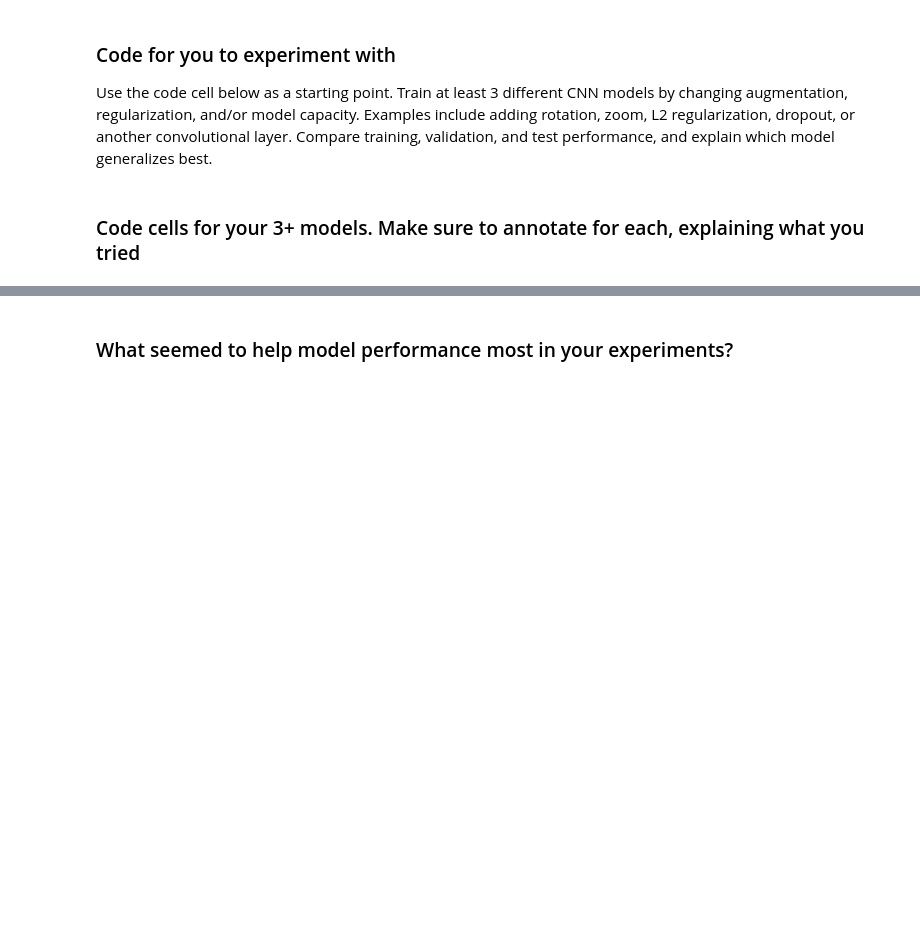
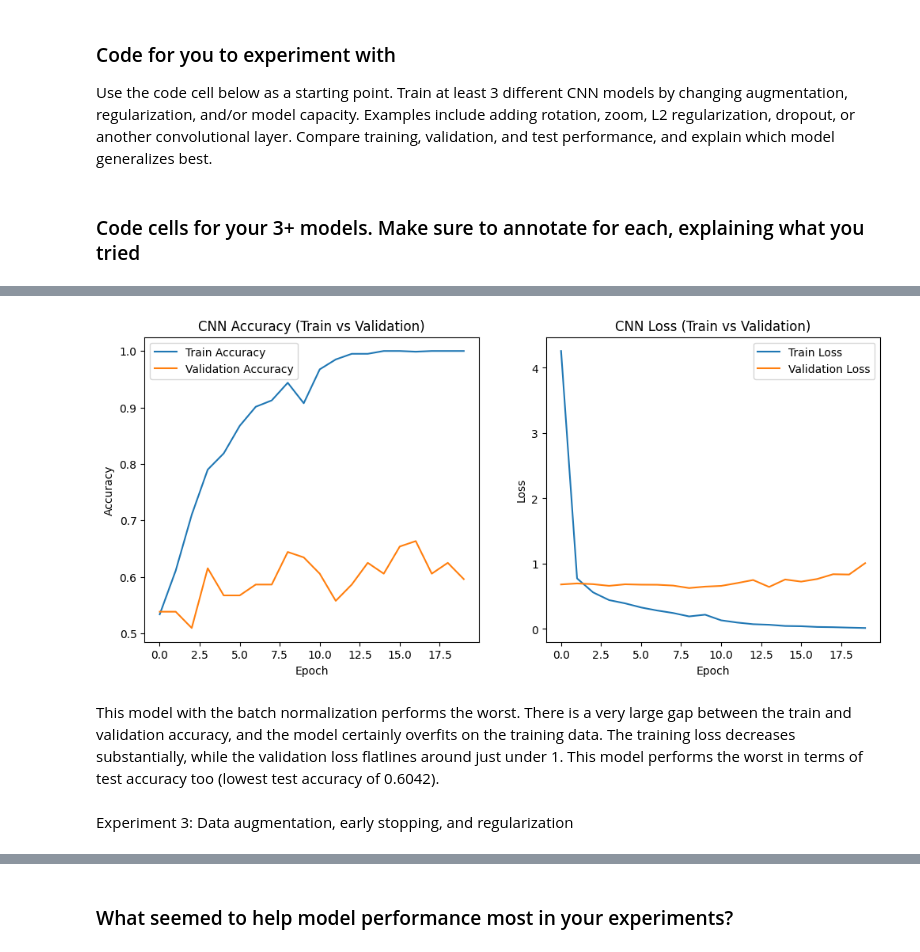
Before and after one commit to donya-beh/GSB-545, a Jupyter notebook: In Class Assignments/Inclass_05_21.ipynb, the cells around one changed output, grey strips where cells are left out. Drawn from its saved outputs; the diff is of its cells as text; code cells hidden in the pictures; blank space fills up the shorter version.

```diff
--- a/In Class Assignments/Inclass_05_21.ipynb
+++ b/In Class Assignments/Inclass_05_21.ipynb
@@ -562 +868,30 @@ plt.show()
+# %%
+# visualizing train vs validation accuracy for CNN model
+plt.figure(figsize=(12,5))
+plt.subplot(1, 2, 1)
+plt.plot(cnn_aug_history.history["accuracy"], label="Train Accuracy")
+plt.plot(cnn_aug_history.history["val_accuracy"], label="Validation Accuracy")
+
+plt.xlabel("Epoch")
+plt.ylabel("Accuracy")
+plt.title("CNN Accuracy (Train vs Validation)")
+plt.legend()
+
+# plot train vs validation loss for CNN model
+plt.subplot(1, 2, 2)
+plt.plot(cnn_aug_history.history["loss"], label="Train Loss")
+plt.plot(cnn_aug_history.history["val_loss"], label="Validation Loss")
+
+plt.xlabel("Epoch")
+plt.ylabel("Loss")
+plt.title("CNN Loss (Train vs Validation)")
+plt.legend()
+
+plt.show()
+# %% [output]
+[figure, added]
+# %% [markdown]
+This model with the batch normalization performs the worst. There is a very large gap between the train and validation accuracy, and the model certainly overfits on the training data. The training loss decreases substantially, while the validation loss flatlines around just under 1. This model performs the worst in terms of test accuracy too (lowest test accuracy of 0.6042).
+# %% [markdown]
+Experiment 3: Data augmentation, early stopping, and regularization
 # %%
```
Also changed, not shown: parts of 30 cells of this notebook.
